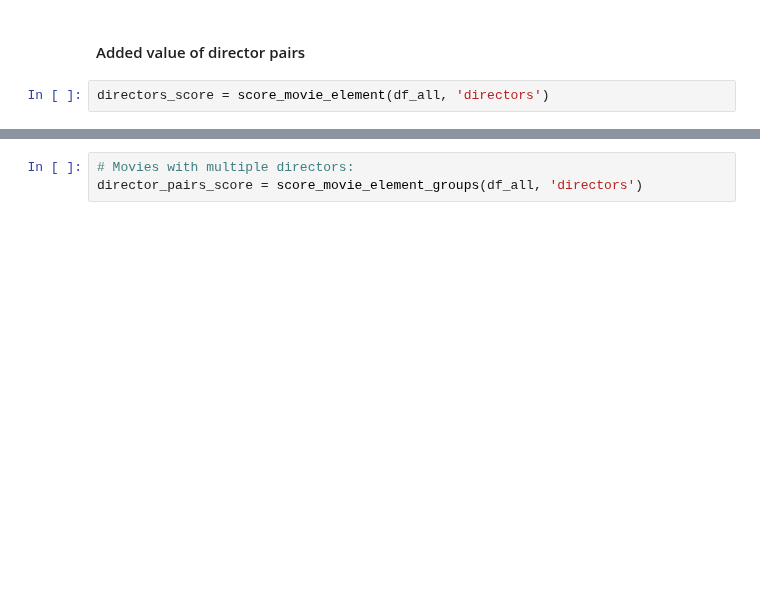
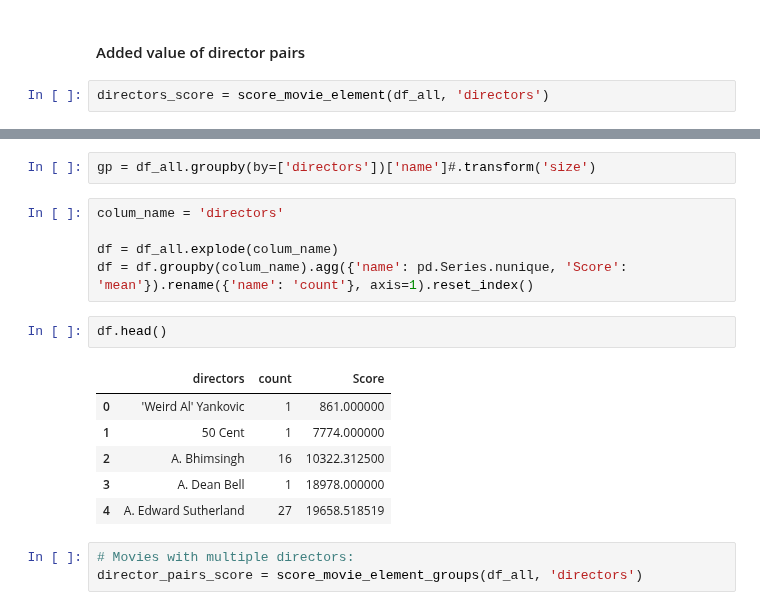
Before and after one commit to epfl-ada/ada-2022-project-theadaholics, a Jupyter notebook: main.ipynb, the cells around one changed output, grey strips where cells are left out. Saved outputs shown, nothing was run; the diff lists cells and outputs as text; blank space fills up the shorter version.

```diff
--- a/main.ipynb
+++ b/main.ipynb
@@ -1184,3 +1248,19 @@ directors_score.sort_values(by='Score').head()
+# %%
+gp = df_all.groupby(by=['directors'])['name']#.transform('size')
+# %%
+colum_name = 'directors'
+
+df = df_all.explode(colum_name)
+df = df.groupby(colum_name).agg({'name': pd.Series.nunique, 'Score': 'mean'}).rename({'name': 'count'}, axis=1).reset_index()
+# %%
+df.head()
+# %% [output]
+|  | directors | count | Score |
+| 0 | 'Weird Al' Yankovic | 1 | 861.000000 |
+| 1 | 50 Cent | 1 | 7774.000000 |
+| 2 | A. Bhimsingh | 16 | 10322.312500 |
+| 3 | A. Dean Bell | 1 | 18978.000000 |
+| 4 | A. Edward Sutherland | 27 | 19658.518519 |
 # %%
 # Movies with multiple directors:
 director_pairs_score = score_movie_element_groups(df_all, 'directors')
```
Also changed, not shown: parts of 33 cells of this notebook.
